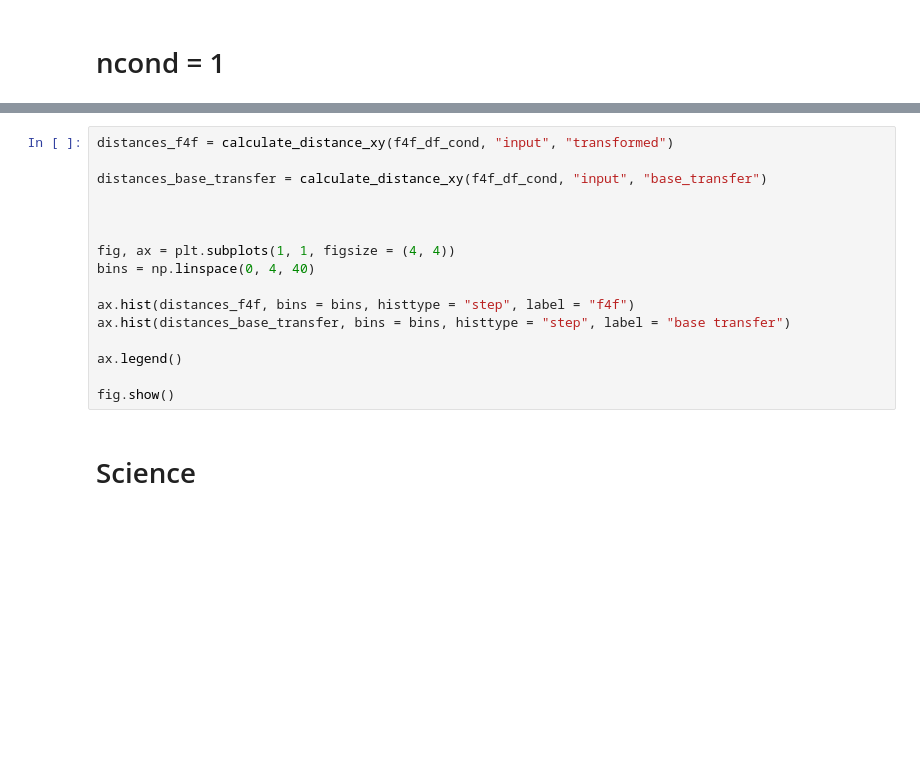
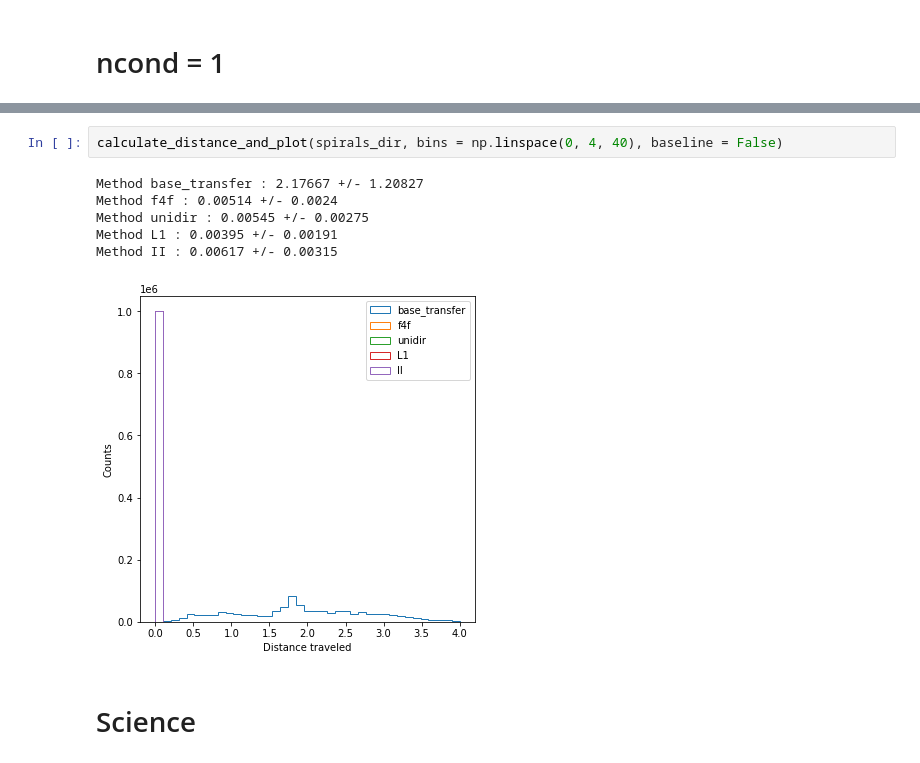
Before and after one commit to rmastand/flows4flows, a Jupyter notebook: calc_distances_toy.ipynb, the cells around one changed output, grey strips where cells are left out. Saved outputs shown, nothing was run; the diff lists cells and outputs as text; blank space fills up the shorter version.

```diff
--- a/calc_distances_toy.ipynb
+++ b/calc_distances_toy.ipynb
@@ -242,19 +246,12 @@ plot_data_yescond(spirals_dir)
-# %%
-distances_f4f = calculate_distance_xy(f4f_df_cond, "input", "transformed")
-
-distances_base_transfer = calculate_distance_xy(f4f_df_cond, "input", "base_transfer")
-
-
-
-fig, ax = plt.subplots(1, 1, figsize = (4, 4))
-bins = np.linspace(0, 4, 40)
-
-ax.hist(distances_f4f, bins = bins, histtype = "step", label = "f4f")
-ax.hist(distances_base_transfer, bins = bins, histtype = "step", label = "base transfer")
-
-ax.legend()
-
-fig.show()
+# %%
+calculate_distance_and_plot(spirals_dir, bins = np.linspace(0, 4, 40), baseline = False)
+# %% [output]
+Method base_transfer : 2.17667 +/- 1.20827
+Method f4f : 0.00514 +/- 0.0024
+Method unidir : 0.00545 +/- 0.00275
+Method L1 : 0.00395 +/- 0.00191
+Method II : 0.00617 +/- 0.00315
+[figure, added]
 # %% [markdown]
 # Science
 # %%
```
Also changed, not shown: parts of 12 cells of this notebook.
